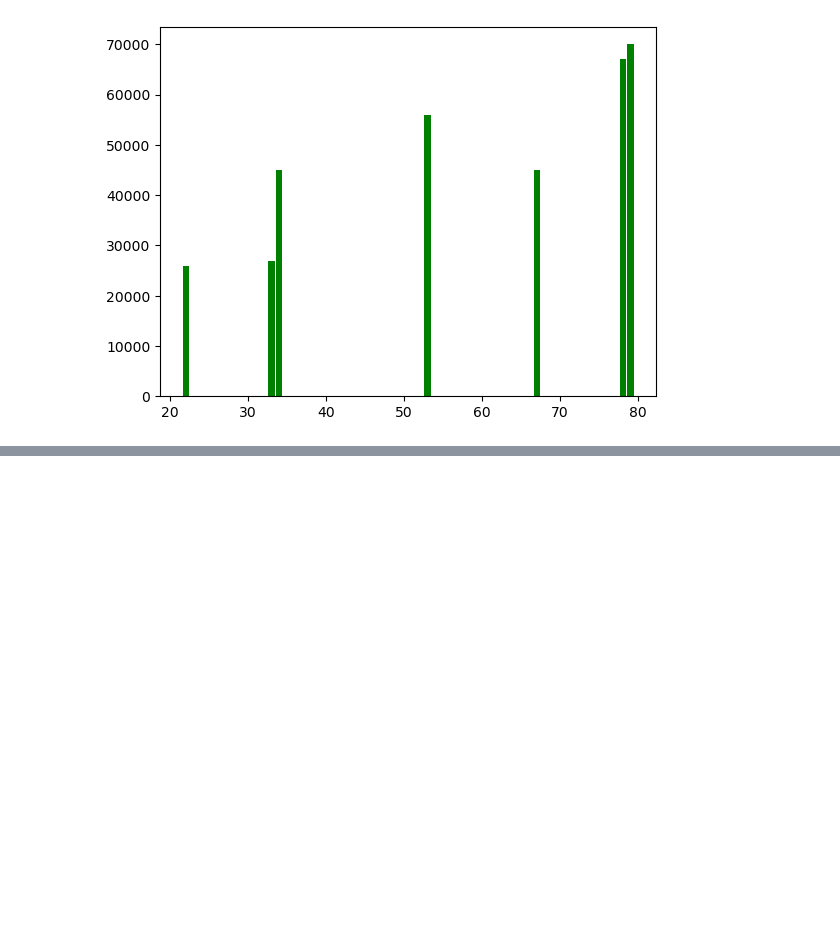
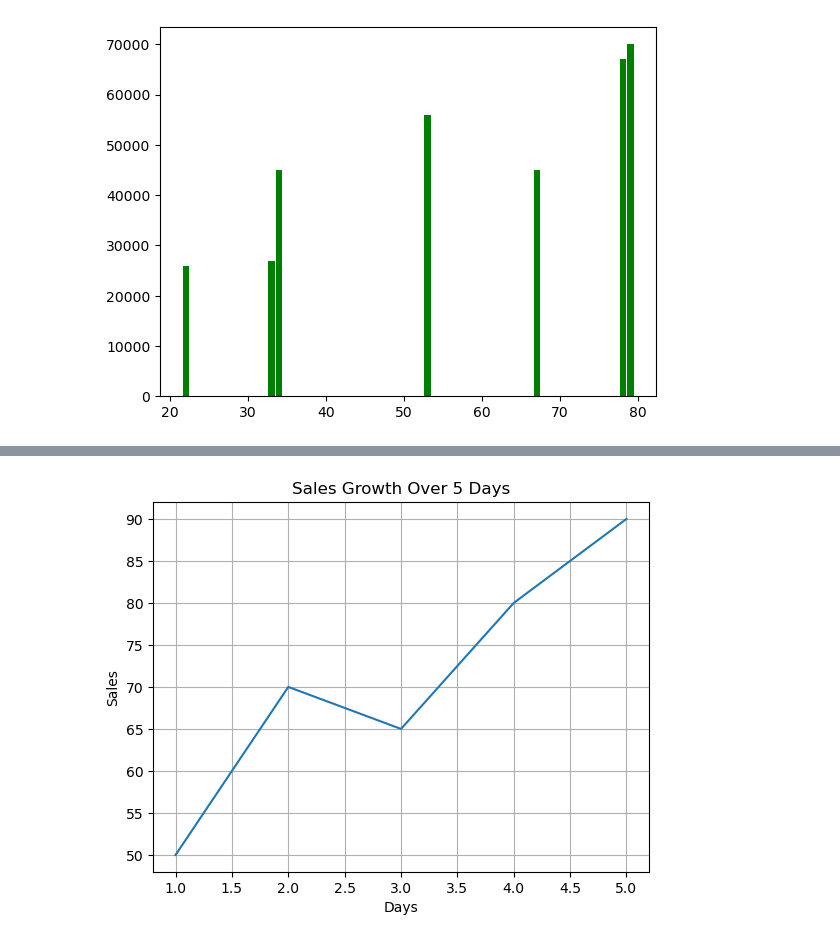
Before and after one commit to Preeti-1611/Python-_Libraries, a Jupyter notebook: Matplotlib_python/file_03.ipynb, the cells around one changed output, grey strips where cells are left out. Drawn from its saved outputs; the diff is of its cells as text; code cells hidden in the pictures; blank space fills up the shorter version.

```diff
--- a/Matplotlib_python/file_03.ipynb
+++ b/Matplotlib_python/file_03.ipynb
@@ -65,0 +82,15 @@ plt.show()
+# %%
+import matplotlib.pyplot as plt
+
+days = [1, 2, 3, 4, 5]
+sales = [50, 70, 65, 80, 90]
+
+plt.plot(days, sales)
+
+plt.xlabel("Days")
+plt.ylabel("Sales")
+plt.title("Sales Growth Over 5 Days")
+plt.grid()
+plt.show()
+# %% [output]
+[figure, added]
```
Also changed, not shown: parts of 3 cells of this notebook.
